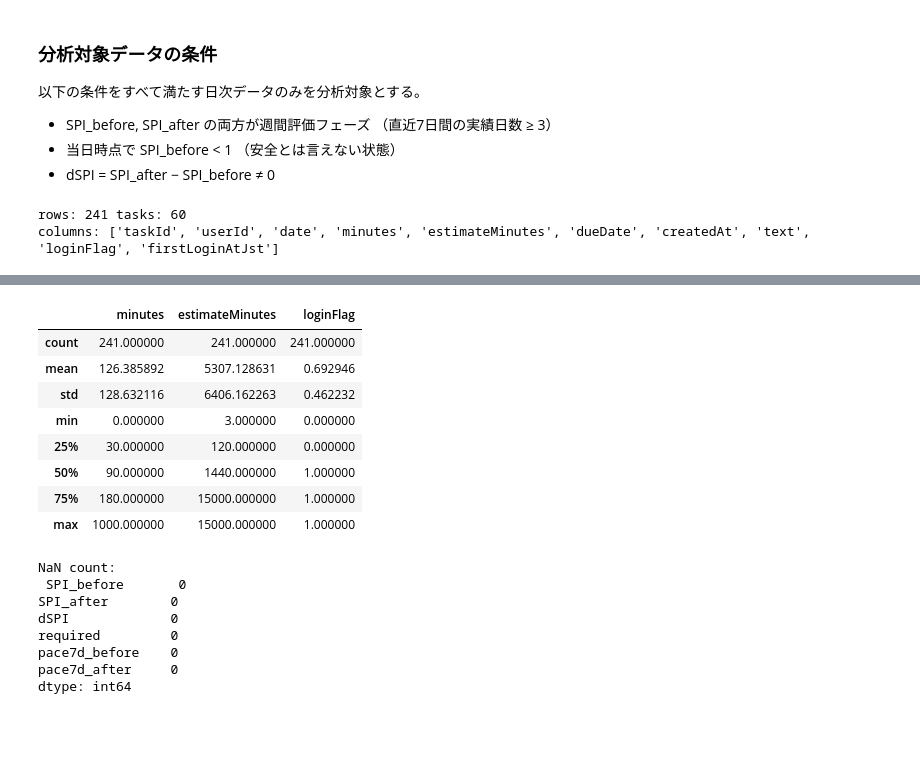
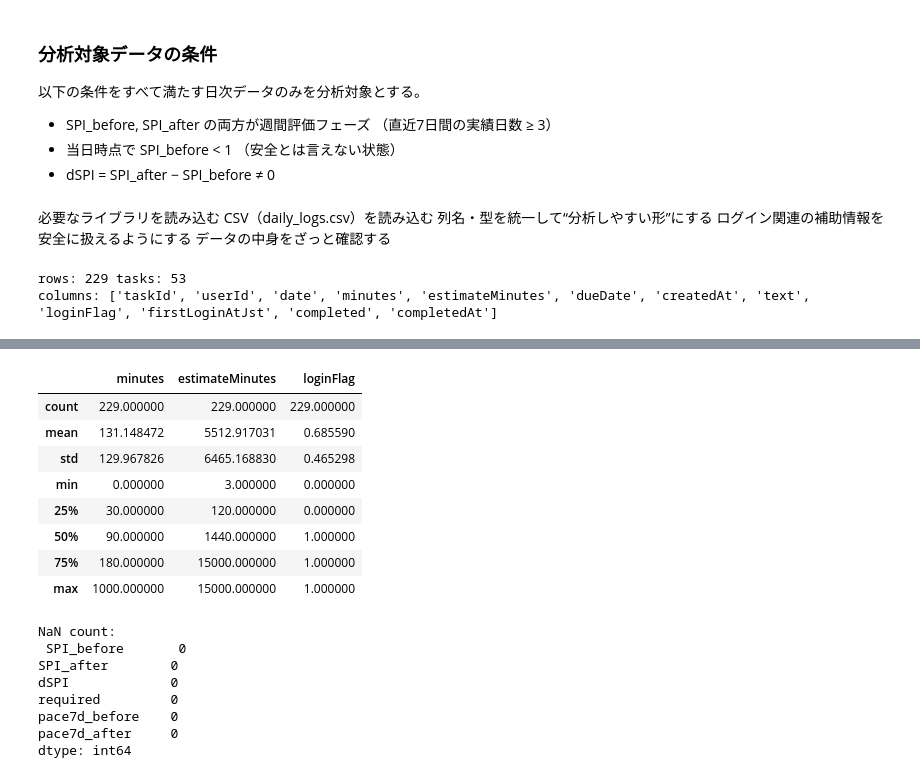
Before and after one commit to kuga0314/todo-ai-app, a Jupyter notebook: analysis1.ipynb, the cells around one changed output, grey strips where cells are left out. Cells and saved outputs as stored; diff of their text form; code cells hidden in the pictures; blank space fills up the shorter version.

```diff
--- a/analysis1.ipynb
+++ b/analysis1.ipynb
@@ -20,6 +20,12 @@ node export-daily-logs.cjs
 - 当日時点で SPI_before < 1
   （安全とは言えない状態）
 - dSPI = SPI_after − SPI_before ≠ 0
+# %% [markdown]
+必要なライブラリを読み込む
+CSV（daily_logs.csv）を読み込む
+列名・型を統一して“分析しやすい形”にする
+ログイン関連の補助情報を安全に扱えるようにする
+データの中身をざっと確認する
 # %%
 # === Cell 1: Setup & Load (daily_logs.csv) ===
 import pandas as pd
@@ -35,48 +41,38 @@ df = df.rename(columns={
     "estimatedMinutes": "estimateMinutes",
     "createdDate": "createdAt",
 })
 
 # ログインフラグをマージ（列がない場合は0）
 df["loginFlag"] = pd.to_numeric(df.get("loginFlag", 0), errors="coerce").fillna(0).astype(int)
 df["firstLoginAtJst"] = pd.to_datetime(df.get("firstLoginAtJst"), errors="coerce")
 
-# 完了情報（列が無ければ欠損として扱う）
-df["completed"] = pd.to_numeric(df.get("completed", 0), errors="coerce").fillna(0).astype(int)
-df["completedAt"] = pd.to_datetime(df.get("completedAt"), errors="coerce")
-
 # 型変換
 df["date"] = pd.to_datetime(df["date"])
 df["dueDate"] = pd.to_datetime(df["dueDate"])
-df["createdAt"] = pd.to_datetime(df.get("createdAt"), errors="coerce")
 df["minutes"] = pd.to_numeric(df["minutes"], errors="coerce").fillna(0.0)
 df["estimateMinutes"] = pd.to_numeric(df["estimateMinutes"], errors="coerce")
-
-# 日付の正規化列（フィルタ用）
-df["date_only"] = df["date"].dt.normalize()
-df["dueDate_only"] = df["dueDate"].dt.normalize()
-df["completedDate"] = df["completedAt"].dt.normalize()
 
 # 並べ替え
 df = df.sort_values(["taskId", "date"]).reset_index(drop=True)
 
 # 確認
 print("rows:", len(df), "tasks:", df["taskId"].nunique())
 print("columns:", list(df.columns))
 display(df.head())
 display(df[["minutes", "estimateMinutes", "loginFlag"]].describe())
 # %% [output]
-rows: 241 tasks: 60
-columns: ['taskId', 'userId', 'date', 'minutes', 'estimateMinutes', 'dueDate', 'createdAt', 'text', 'loginFlag', 'firstLoginAtJst']
+rows: 229 tasks: 53
+columns: ['taskId', 'userId', 'date', 'minutes', 'estimateMinutes', 'dueDate', 'createdAt', 'text', 'loginFlag', 'firstLoginAtJst', 'completed', 'completedAt']
 |  | taskId | userId | date | minutes | estimateMinutes | dueDate | createdAt | text | loginFlag | ... |
 | 0 | 15o0rm4pJCgfVjP6jpy1 | DgApBqtxpeVE5G5MnIVw9ThpyN93 | 2025-12-18 | 5 | 250 | 2026-03-20 | 2025-12-18 | タイピング練習 | 1 | ... |
 | 1 | 15o0rm4pJCgfVjP6jpy1 | DgApBqtxpeVE5G5MnIVw9ThpyN93 | 2025-12-19 | 10 | 250 | 2026-03-20 | 2025-12-18 | タイピング練習 | 1 | ... |
 | 2 | 15o0rm4pJCgfVjP6jpy1 | DgApBqtxpeVE5G5MnIVw9ThpyN93 | 2025-12-22 | 25 | 250 | 2026-03-20 | 2025-12-18 | タイピング練習 | 1 | ... |
 | 3 | 15o0rm4pJCgfVjP6jpy1 | DgApBqtxpeVE5G5MnIVw9ThpyN93 | 2025-12-24 | 80 | 250 | 2026-03-20 | 2025-12-18 | タイピング練習 | 1 | ... |
 | 4 | 15o0rm4pJCgfVjP6jpy1 | DgApBqtxpeVE5G5MnIVw9ThpyN93 | 2025-12-28 | 80 | 250 | 2026-03-20 | 2025-12-18 | タイピング練習 | 1 | ... |
 |  | minutes | estimateMinutes | loginFlag |
-| count | 241.000000 | 241.000000 | 241.000000 |
-| mean | 126.385892 | 5307.128631 | 0.692946 |
-| std | 128.632116 | 6406.162263 | 0.462232 |
+| count | 229.000000 | 229.000000 | 229.000000 |
+| mean | 131.148472 | 5512.917031 | 0.685590 |
+| std | 129.967826 | 6465.168830 | 0.465298 |
 | min | 0.000000 | 3.000000 | 0.000000 |
 | 25% | 30.000000 | 120.000000 | 0.000000 |
 | 50% | 90.000000 | 1440.000000 | 1.000000 |
```
Also changed, not shown: parts of 6 cells of this notebook, 2 other files.
